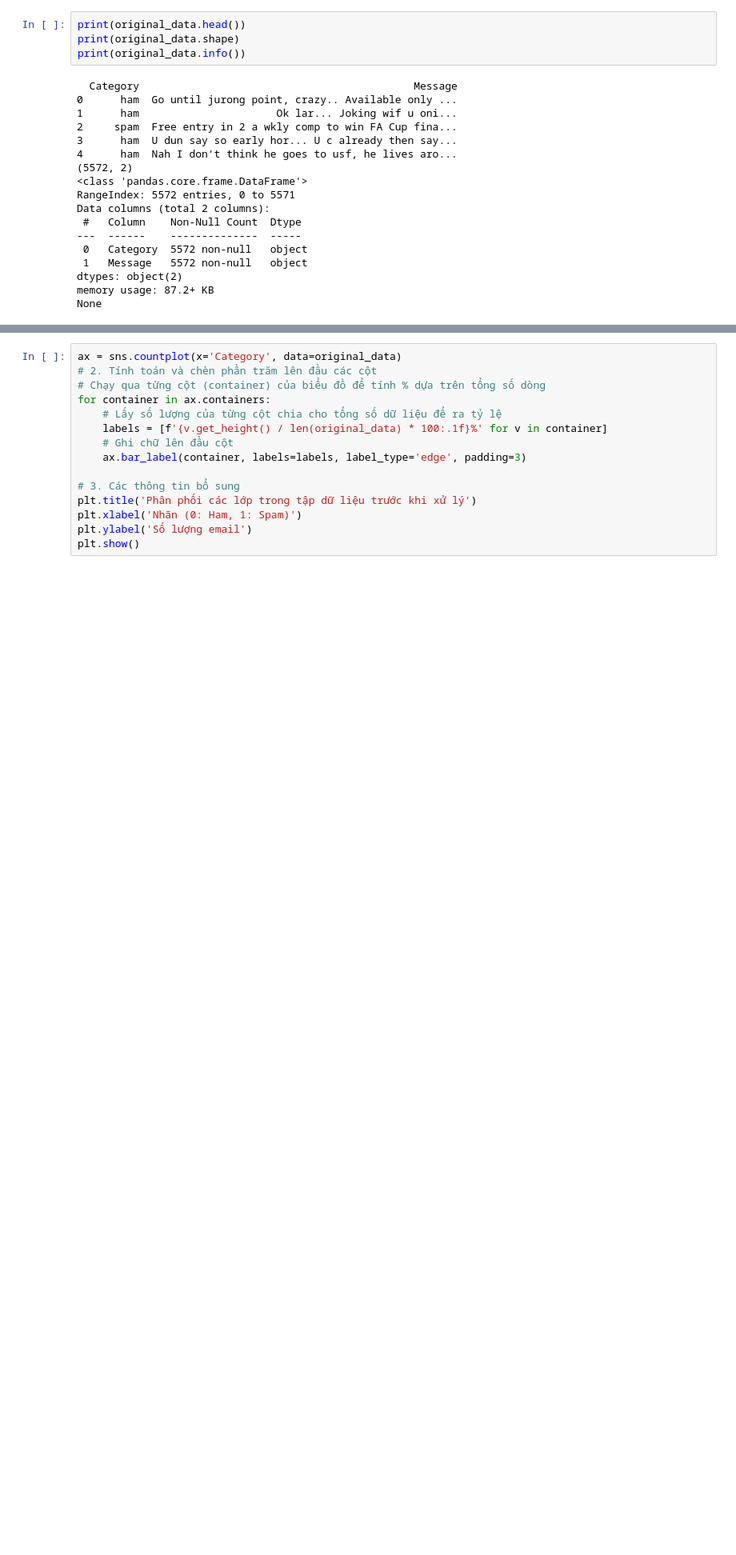
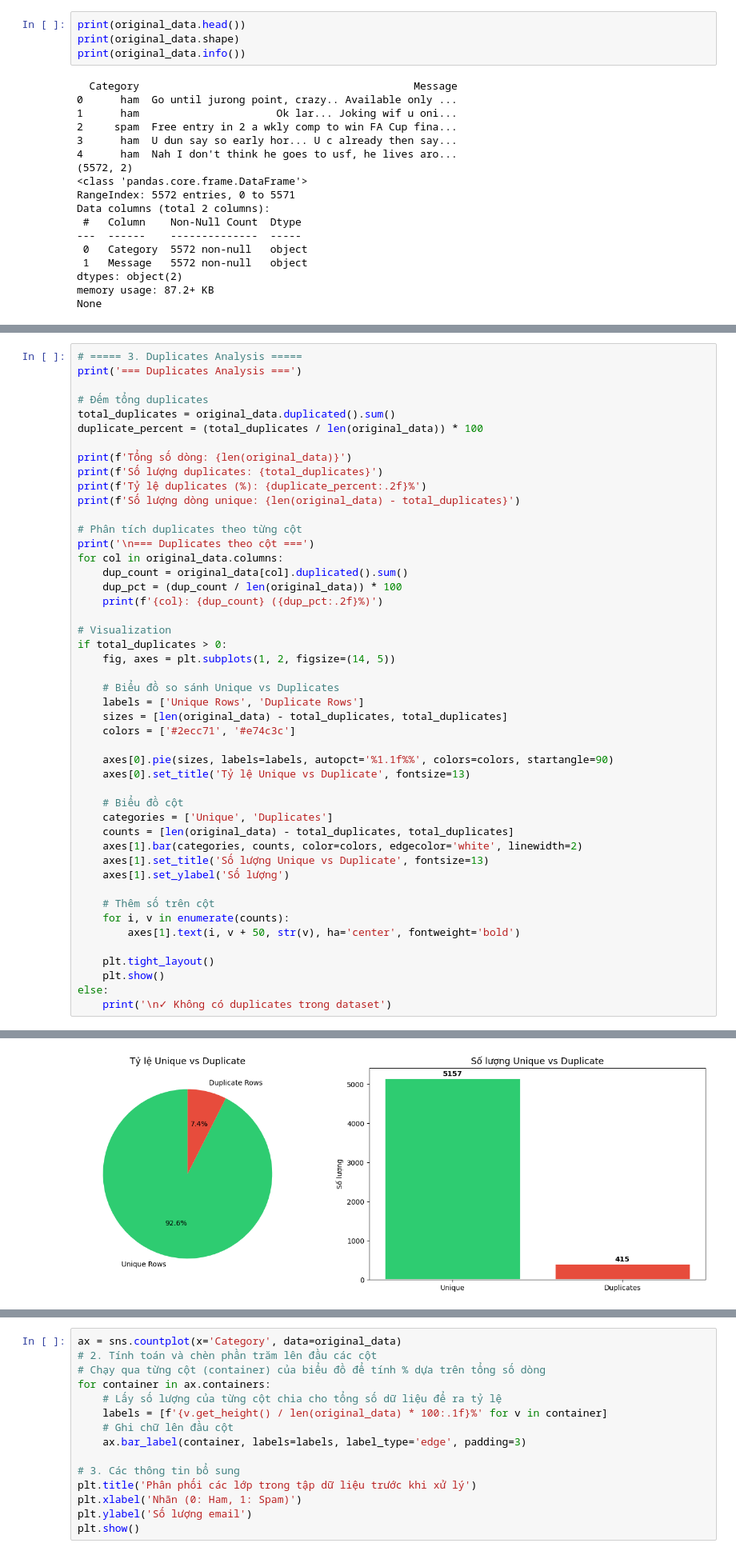
Before and after one commit to danghan2506/spam-email-classification, a Jupyter notebook: index.ipynb, the cells around one changed output, grey strips where cells are left out. Shown at 80% size. Drawn from its saved outputs; the diff is of its cells as text; blank space fills up the shorter version.

```diff
--- a/index.ipynb
+++ b/index.ipynb
@@ -34,0 +87,48 @@ None
+# %%
+# ===== 3. Duplicates Analysis =====
+print('=== Duplicates Analysis ===')
+
+# Đếm tổng duplicates
+total_duplicates = original_data.duplicated().sum()
+duplicate_percent = (total_duplicates / len(original_data)) * 100
+
+print(f'Tổng số dòng: {len(original_data)}')
+print(f'Số lượng duplicates: {total_duplicates}')
+print(f'Tỷ lệ duplicates (%): {duplicate_percent:.2f}%')
+print(f'Số lượng dòng unique: {len(original_data) - total_duplicates}')
+
+# Phân tích duplicates theo từng cột
+print('\n=== Duplicates theo cột ===')
+for col in original_data.columns:
+    dup_count = original_data[col].duplicated().sum()
+    dup_pct = (dup_count / len(original_data)) * 100
+    print(f'{col}: {dup_count} ({dup_pct:.2f}%)')
+
+# Visualization
+if total_duplicates > 0:
+    fig, axes = plt.subplots(1, 2, figsize=(14, 5))
+
+    # Biểu đồ so sánh Unique vs Duplicates
+    labels = ['Unique Rows', 'Duplicate Rows']
+    sizes = [len(original_data) - total_duplicates, total_duplicates]
+    colors = ['#2ecc71', '#e74c3c']
+
+    axes[0].pie(sizes, labels=labels, autopct='%1.1f%%', colors=colors, startangle=90)
+    axes[0].set_title('Tỷ lệ Unique vs Duplicate', fontsize=13)
+
+    # Biểu đồ cột
+    categories = ['Unique', 'Duplicates']
+    counts = [len(original_data) - total_duplicates, total_duplicates]
+    axes[1].bar(categories, counts, color=colors, edgecolor='white', linewidth=2)
+    axes[1].set_title('Số lượng Unique vs Duplicate', fontsize=13)
+    axes[1].set_ylabel('Số lượng')
+
+    # Thêm số trên cột
+    for i, v in enumerate(counts):
+        axes[1].text(i, v + 50, str(v), ha='center', fontweight='bold')
+
+    plt.tight_layout()
+    plt.show()
+else:
+    print('\n✓ Không có duplicates trong dataset')
+# %% [output]
@@ -34,0 +144 @@ None
+[figure, added]
```
Also changed, not shown: parts of 35 cells of this notebook, 2 other files.
